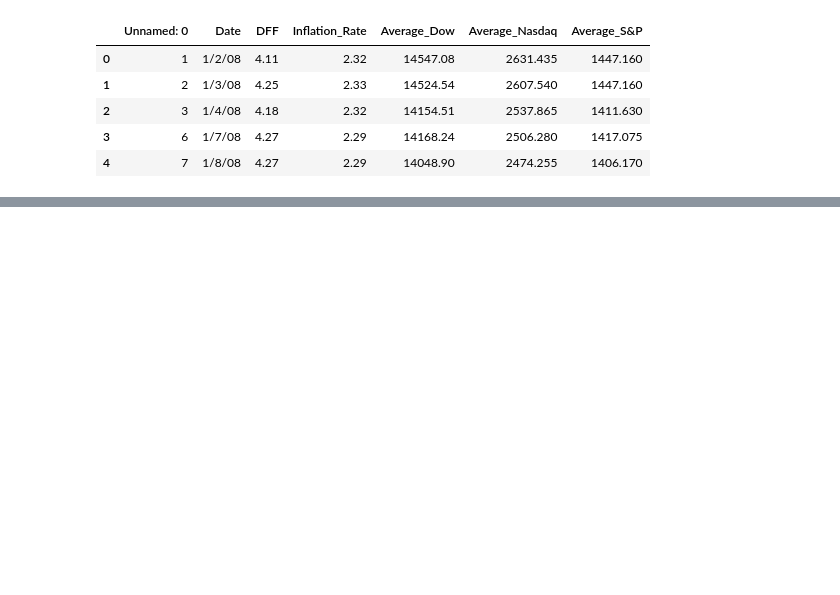
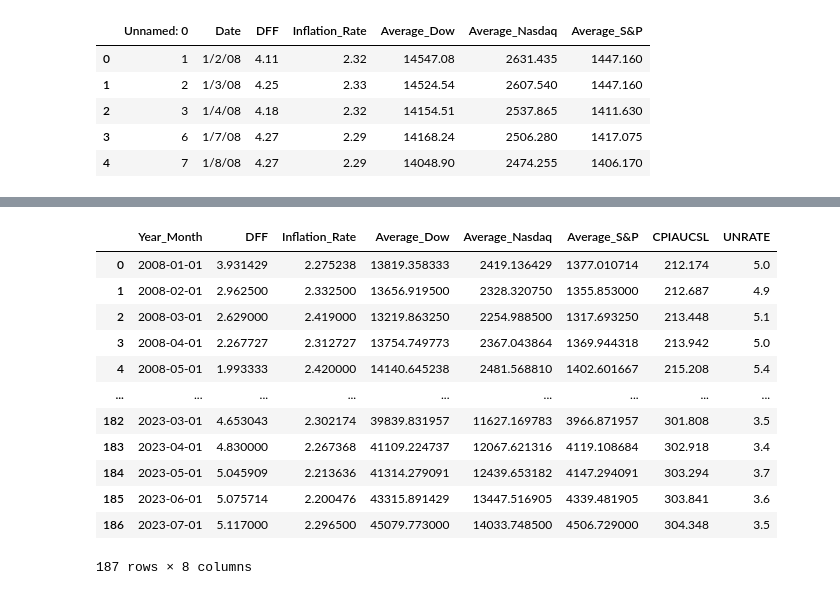
Before and after one commit to chernika81/Macroeconomic-Indicators-and-Index-Correlation, a Jupyter notebook: Draft/Maura/addingothermacro.ipynb, the cells around one changed output, grey strips where cells are left out. Saved outputs shown, nothing was run; the diff lists cells and outputs as text; code cells hidden in the pictures; blank space fills up the shorter version.

Commit message:
adding in CPI and UNRATE

```diff
--- a/Draft/Maura/addingothermacro.ipynb
+++ b/Draft/Maura/addingothermacro.ipynb
@@ -55,0 +77,6 @@ macro_index_monthly.drop(["Unnamed: 0"], axis=1)
+# %%
+#display data frame
+# macro_index_cleaned = macro_index_monthly.drop(["Date",axis = 1])
+macro_index_cleaned = macro_index_monthly[['Year_Month', 'DFF', 'Inflation_Rate', 'Average_Dow', 'Average_Nasdaq','Average_S&P']]
+index_df = pd.DataFrame(macro_index_cleaned)
+index_df
@@ -66,2 +108,8 @@ CPI.head()
 # %%
+CPI['Year_Month'] = pd.to_datetime(CPI['Date']).dt.strftime('%Y-%m')
+CPI['Year_Month'] = pd.to_datetime(CPI['Year_Month'])
+CPI_cleaned = CPI[['Year_Month', 'CPIAUCSL']]
+CPI_cleaned['Year_Month'] = pd.to_datetime(CPI_cleaned['Year_Month'])
+CPI_df = pd.DataFrame(CPI_cleaned)
+CPI_df
 # %% [output]
@@ -68,0 +134,8 @@ AttributeError: Can only use .dt accessor with datetimelike values
+# %%
+UNRATE= pd.read_csv("../../csv/UNRATE_Monthly.csv")
+UNRATE['Date'] = pd.to_datetime(UNRATE['Date'])
+UNRATE['Year_Month'] = pd.to_datetime(UNRATE['Date']).dt.strftime('%Y-%m')
+UNRATE['Year_Month'] = pd.to_datetime(UNRATE['Year_Month'])
+UNRATE_cleaned = UNRATE[['Year_Month', 'UNRATE']]
+UNRATE_df = pd.DataFrame(UNRATE_cleaned)
+UNRATE_df
@@ -68,0 +156,19 @@ AttributeError: Can only use .dt accessor with datetimelike values
+# %%
+import functools as ft
+dfs= [index_df,CPI_df,UNRATE_df]
+indexmacro_monthly= ft.reduce(lambda left, right: pd.merge(left, right, on='Year_Month'), dfs)
+indexmacro_monthly
+# %% [output]
+|  | Year_Month | DFF | Inflation_Rate | Average_Dow | Average_Nasdaq | Average_S&P | CPIAUCSL | UNRATE |
+| 0 | 2008-01-01 | 3.931429 | 2.275238 | 13819.358333 | 2419.136429 | 1377.010714 | 212.174 | 5.0 |
+| 1 | 2008-02-01 | 2.962500 | 2.332500 | 13656.919500 | 2328.320750 | 1355.853000 | 212.687 | 4.9 |
+| 2 | 2008-03-01 | 2.629000 | 2.419000 | 13219.863250 | 2254.988500 | 1317.693250 | 213.448 | 5.1 |
+| 3 | 2008-04-01 | 2.267727 | 2.312727 | 13754.749773 | 2367.043864 | 1369.944318 | 213.942 | 5.0 |
+| 4 | 2008-05-01 | 1.993333 | 2.420000 | 14140.645238 | 2481.568810 | 1402.601667 | 215.208 | 5.4 |
+| ... | ... | ... | ... | ... | ... | ... | ... | ... |
+| 182 | 2023-03-01 | 4.653043 | 2.302174 | 39839.831957 | 11627.169783 | 3966.871957 | 301.808 | 3.5 |
+| 183 | 2023-04-01 | 4.830000 | 2.267368 | 41109.224737 | 12067.621316 | 4119.108684 | 302.918 | 3.4 |
+| 184 | 2023-05-01 | 5.045909 | 2.213636 | 41314.279091 | 12439.653182 | 4147.294091 | 303.294 | 3.7 |
+| 185 | 2023-06-01 | 5.075714 | 2.200476 | 43315.891429 | 13447.516905 | 4339.481905 | 303.841 | 3.6 |
+| 186 | 2023-07-01 | 5.117000 | 2.296500 | 45079.773000 | 14033.748500 | 4506.729000 | 304.348 | 3.5 |
+187 rows × 8 columns
```
Also changed, not shown: parts of 14 cells of this notebook, 1 other file.
